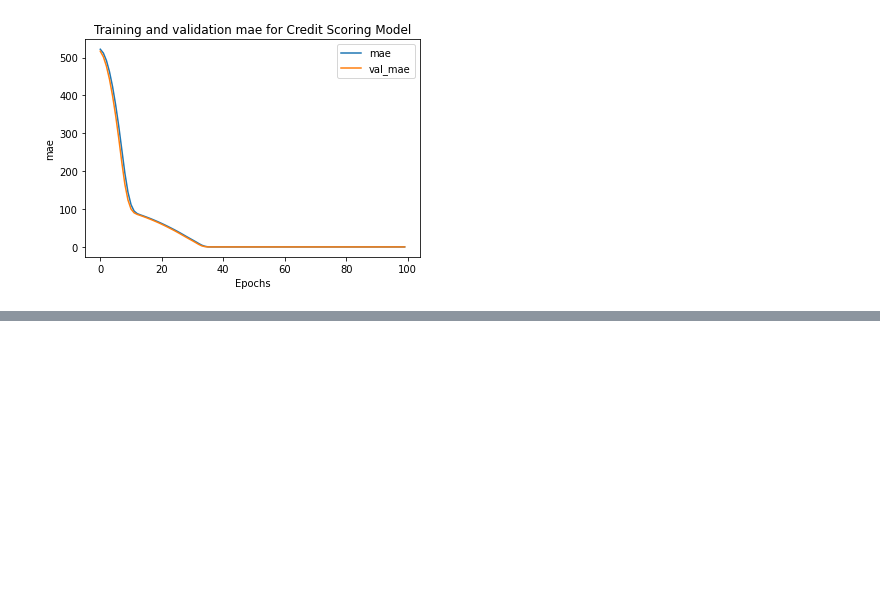
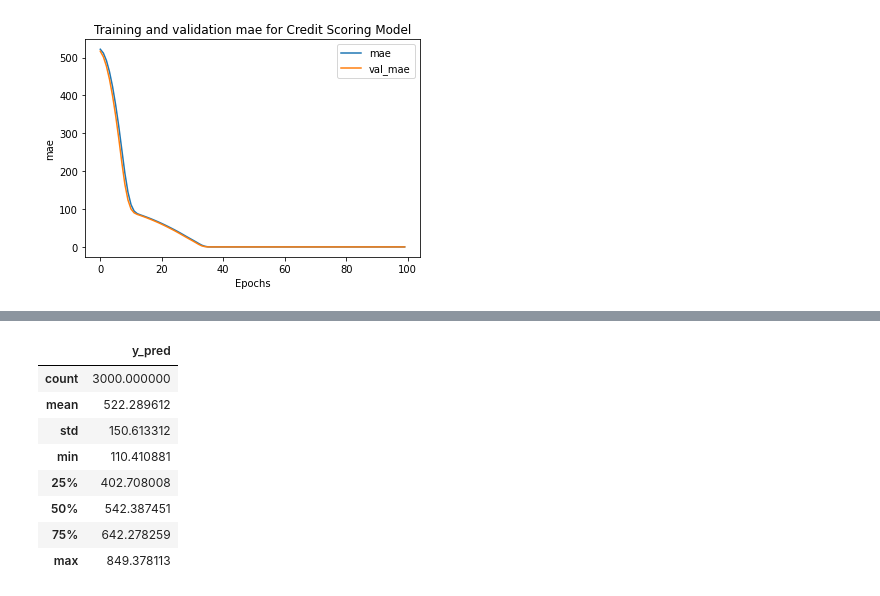
Before and after one commit to imamfirdaus-if/kasbaik, a Jupyter notebook: machine-learning/models/credit-scoring/credit-scoringmodel V4.ipynb, the cells around one changed output, grey strips where cells are left out. Cells and saved outputs as stored; diff of their text form; code cells hidden in the pictures; blank space fills up the shorter version.

```diff
--- a/machine-learning/models/credit-scoring/credit-scoringmodel V4.ipynb
+++ b/machine-learning/models/credit-scoring/credit-scoringmodel V4.ipynb
@@ -241,0 +273,12 @@ plot_graphs(history, "mae")
+# %%
+y_pred.describe()
+# %% [output]
+|  | y_pred |
+| count | 3000.000000 |
+| mean | 522.289612 |
+| std | 150.613312 |
+| min | 110.410881 |
+| 25% | 402.708008 |
+| 50% | 542.387451 |
+| 75% | 642.278259 |
+| max | 849.378113 |
```
Also changed, not shown: parts of 11 cells of this notebook.
